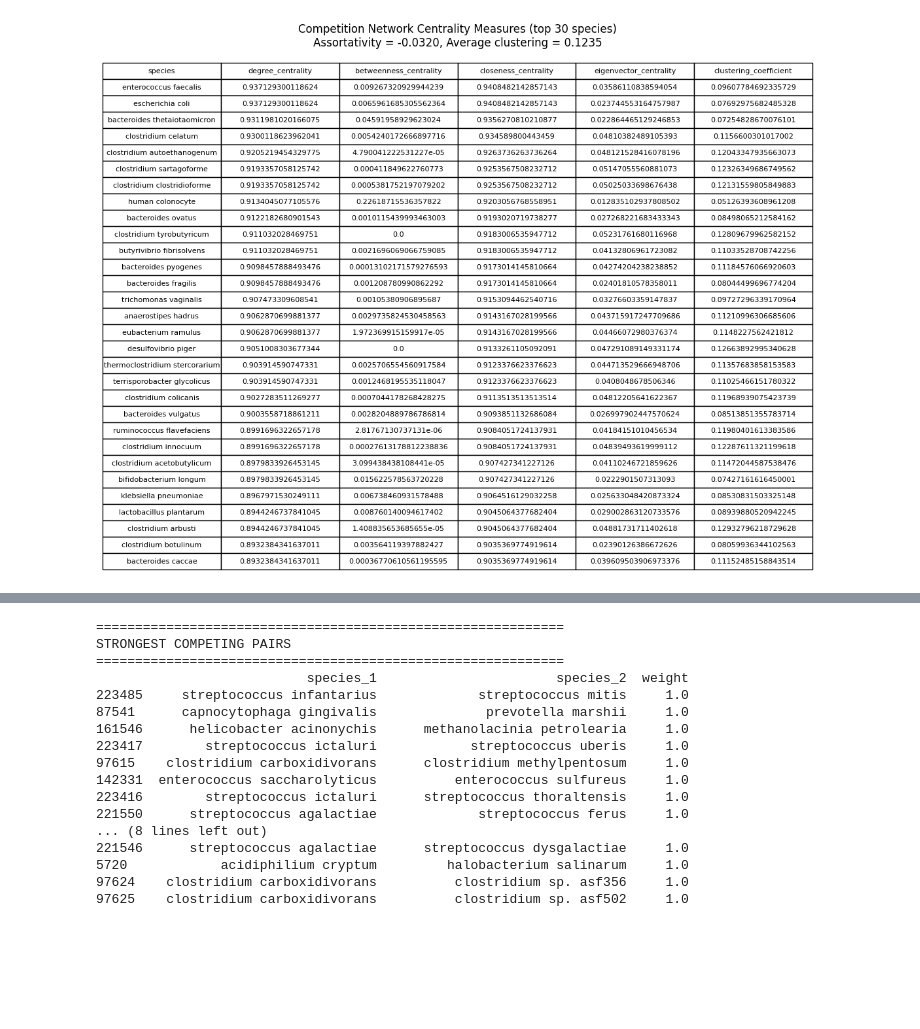
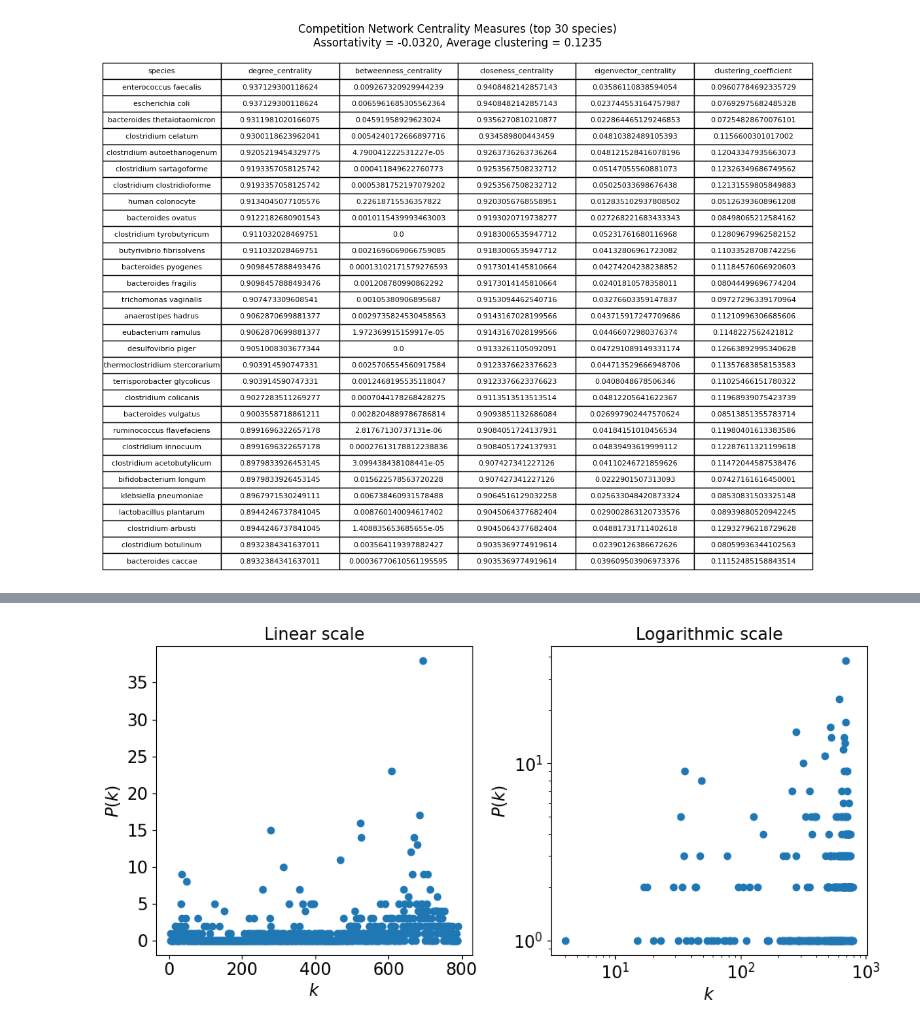
Before and after one commit to sarmijavier/complex_network_project_mouse_and_human_gut_microbiota, a Jupyter notebook: competition_network.ipynb, the cells around one changed output, grey strips where cells are left out. Saved outputs shown, nothing was run; the diff lists cells and outputs as text; code cells hidden in the pictures; blank space fills up the shorter version.

```diff
--- a/competition_network.ipynb
+++ b/competition_network.ipynb
@@ -1287,6 +1301,40 @@ for s1, s2 in itertools.combinations(species_nodes, 2):
 
     if w > 0:
         G_jaccard.add_edge(s1, s2, weight=w)
+# %%
+fig,ax=plt.subplots(1,2,figsize=(10,5))
+degree_sequence=[G_jaccard.degree(node) for node in G_jaccard.nodes()]
+from collections import Counter
+
+degree_counts = Counter(degree_sequence)
+min_degree=min(degree_sequence)
+max_degree=max(degree_sequence)
+
+degree = list(range(min_degree, max_degree + 1))
+degree_count = [degree_counts.get(x, 0) for x in degree]
+
+
+ax[0].scatter(degree, degree_count,label='data')
+ax[1].scatter(degree, degree_count,label='data')
+
+ax[0].set_xlabel('$k$',fontsize=15)  ### Set label of the axis
+ax[0].set_ylabel('$P(k)$',fontsize=15)
+
+ax[1].set_xlabel('$k$',fontsize=15) ### Set label of the axis
+ax[1].set_ylabel('$P(k)$',fontsize=15)
+
+ax[1].set_yscale('log') ### Set logarithmic scale
+ax[1].set_xscale('log')
+
+ax[0].tick_params(which='major',axis='both',labelsize=15) ### Size labels ticks
+ax[1].tick_params(which='major',axis='both',labelsize=15)
+
+
+ax[0].set_title('Linear scale',fontsize=15)
+ax[1].set_title('Logarithmic scale',fontsize=15)
+fig.tight_layout()
+# %% [output]
+[figure, added]
 # %%
 G_overlap = nx.Graph()
 
@@ -1307,40 +1355,3 @@ for s1, s2 in itertools.combinations(species_nodes, 2):
 
     if w > 0:
         G_overlap.add_edge(s1, s2, weight=w)
-# %%
-edges_df = []
-
-for u, v, d in G_jaccard.edges(data=True):
-
-    edges_df.append({
-        "species_1": u,
-        "species_2": v,
-        "weight": d["weight"]
-    })
-
-edges_df = pd.DataFrame(edges_df)
-
-edges_df = edges_df.sort_values("weight", ascending=False)
-
-print("="*60)
-print("STRONGEST COMPETING PAIRS")
-print("="*60)
-print(edges_df.head(20))
-# %% [output]
-============================================================
-STRONGEST COMPETING PAIRS
-============================================================
-                           species_1                       species_2  weight
-223485     streptococcus infantarius             streptococcus mitis     1.0
-87541      capnocytophaga gingivalis              prevotella marshii     1.0
-161546      helicobacter acinonychis      methanolacinia petrolearia     1.0
-223417        streptococcus ictaluri            streptococcus uberis     1.0
-97615    clostridium carboxidivorans      clostridium methylpentosum     1.0
-142331  enterococcus saccharolyticus          enterococcus sulfureus     1.0
-223416        streptococcus ictaluri      streptococcus thoraltensis     1.0
-221550      streptococcus agalactiae             streptococcus ferus     1.0
-... (8 lines left out)
-221546      streptococcus agalactiae      streptococcus dysgalactiae     1.0
-5720            acidiphilium cryptum         halobacterium salinarum     1.0
-97624    clostridium carboxidivorans          clostridium sp. asf356     1.0
-97625    clostridium carboxidivorans          clostridium sp. asf502     1.0
```
Also changed, not shown: parts of 63 cells of this notebook.
